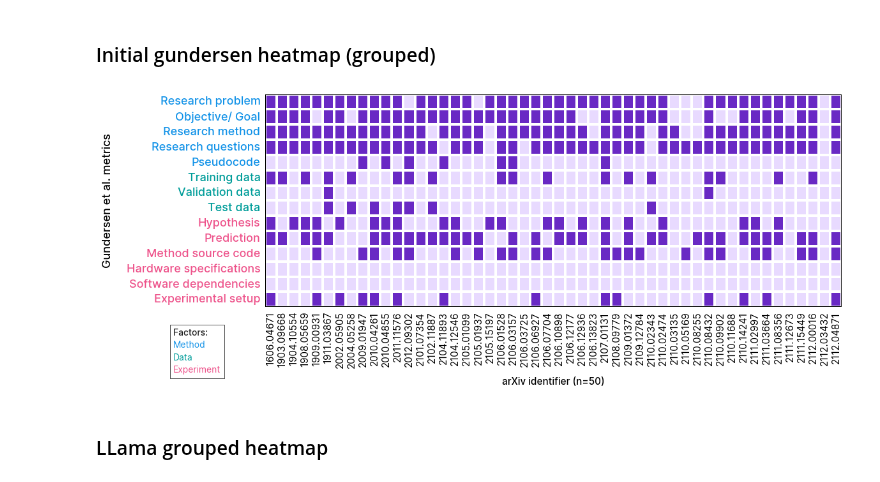
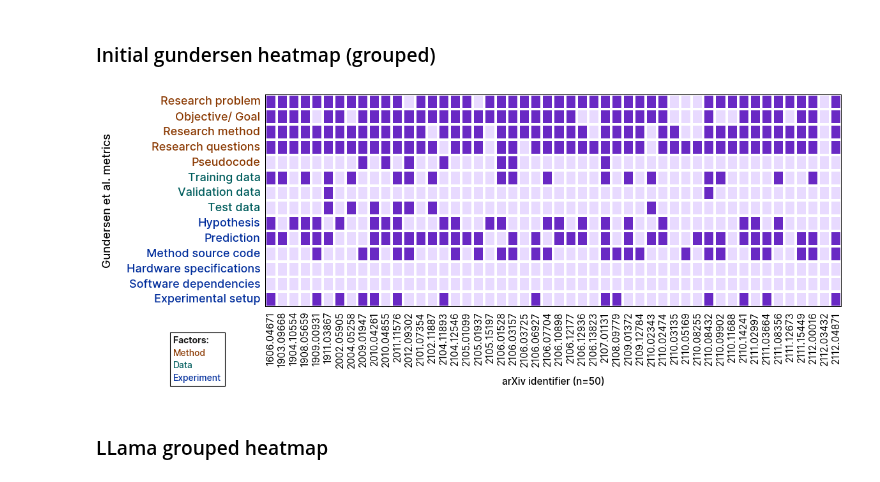
Before and after one commit to Machine-Learning-Pipelines/reproscreener, a Jupyter notebook: docs/manual_evaluation_explorer.ipynb, the cells around one changed output. Saved outputs shown, nothing was run; the diff lists cells and outputs as text; code cells hidden in the pictures.

```diff
--- a/docs/manual_evaluation_explorer.ipynb
+++ b/docs/manual_evaluation_explorer.ipynb
@@ -573,47 +573,47 @@ def plot_heatmap_regex_grouped(metrics_display_map, color_palette=CATEGORICAL_3_
         for group_name, group_metrics in gundersen_metric_groups.items():
             if metric_key in group_metrics:
                 ax.get_yticklabels()[i].set_color(colors_3group[group_name])
-                # ax.get_yticklabels()[i].set_weight("medium")
+                ax.get_yticklabels()[i].set_weight("medium")
                 break
 
     # Axis label styles aligned with llama version
     ax.set_ylabel("Gundersen et al. metrics", fontsize=13, fontweight="medium", labelpad=15)
     ax.set_xlabel("arXiv identifier (n=50)", fontsize=11, fontweight="medium", rotation=360, loc="center", labelpad=10)
 
     # Style to match llama: hide spines and adjust ticks
     ax.spines[["top", "right", "bottom", "left"]].set_visible(False)
     ax.tick_params(axis="both", size=0, pad=5)
 
     for tick in ax.get_xticklabels():
         tick.set_fontsize(11)
     for tick in ax.get_yticklabels():
         tick.set_fontsize(13)
 
-    legend_string = "<Factors: >" + " ".join([f"\n<{group}>" for group in gundersen_metric_groups.keys()])
+    legend_string = "<Factor: >" + " ".join([f"\n<{group}>" for group in gundersen_metric_groups.keys()])
     fig_text(
         x=.11,
-        y=0.225,
+        y=0.20,
         s= legend_string,
-        highlight_textprops=[{"fontweight":"medium"}]
-            + [{"color": colors_3group[g], "fontweight": "normal"} for g in gundersen_metric_groups.keys()],
+        highlight_textprops=[{"fontweight":"bold"}]
+            + [{"color": colors_3group[g], "fontweight": "medium"} for g in gundersen_metric_groups.keys()],
         annotationbbox_kw={'frameon': True, 'pad': .4,
-                           'bboxprops': {'linewidth': .5}},
+                           'bboxprops': {'linewidth': .8}},
     )
 
     plt.subplots_adjust(top=0.95, left=0.15, right=0.85)
 
     plt.savefig(current_figures_dir + "hm_manuscript_regex_grouped.png", dpi=1280, bbox_inches="tight")
     plt.savefig(thesis_figures_dir + "hm_manuscript_regex_grouped.png", dpi=1280, bbox_inches="tight")
     plt.savefig(presentation_figures_dir + "hm_manuscript_regex_grouped.png", dpi=1280, bbox_inches="tight")
 
     plt.show()
 plot_heatmap_regex_grouped(
     gundersen_metrics_display_map,
-    color_palette=["#1192e8", "#009d9a", "#ee538b"],  # or any 3-color palette [m, d, e]
+    color_palette=["#8a3800","#005d5d", "#002d9c"],  # or any 3-color palette [m, d, e]
     values_cmap=ListedColormap(["#e8daff", "#6929c4"])  # for a purple theme
 )
 # %% [output]
-[figure, old version]
+[figure, new version]
 # %% [markdown]
 ### LLama grouped heatmap
 # %%
```
Also changed, not shown: parts of 2 cells of this notebook, 10 other files.
